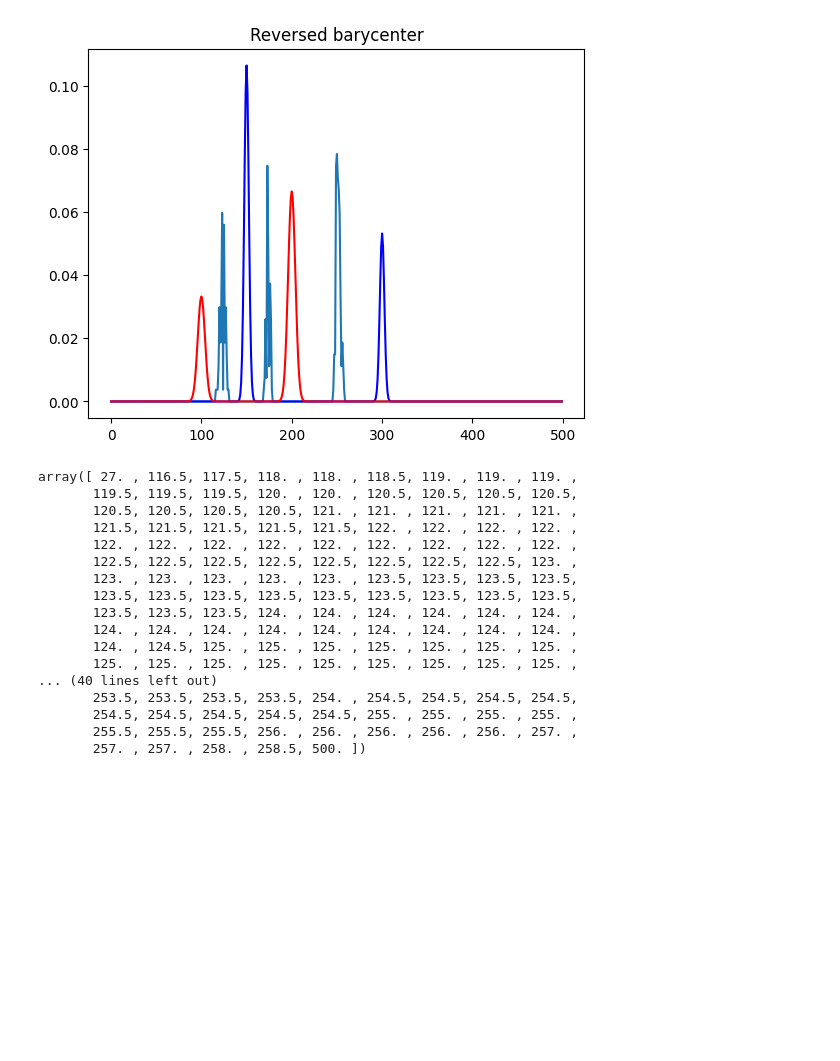
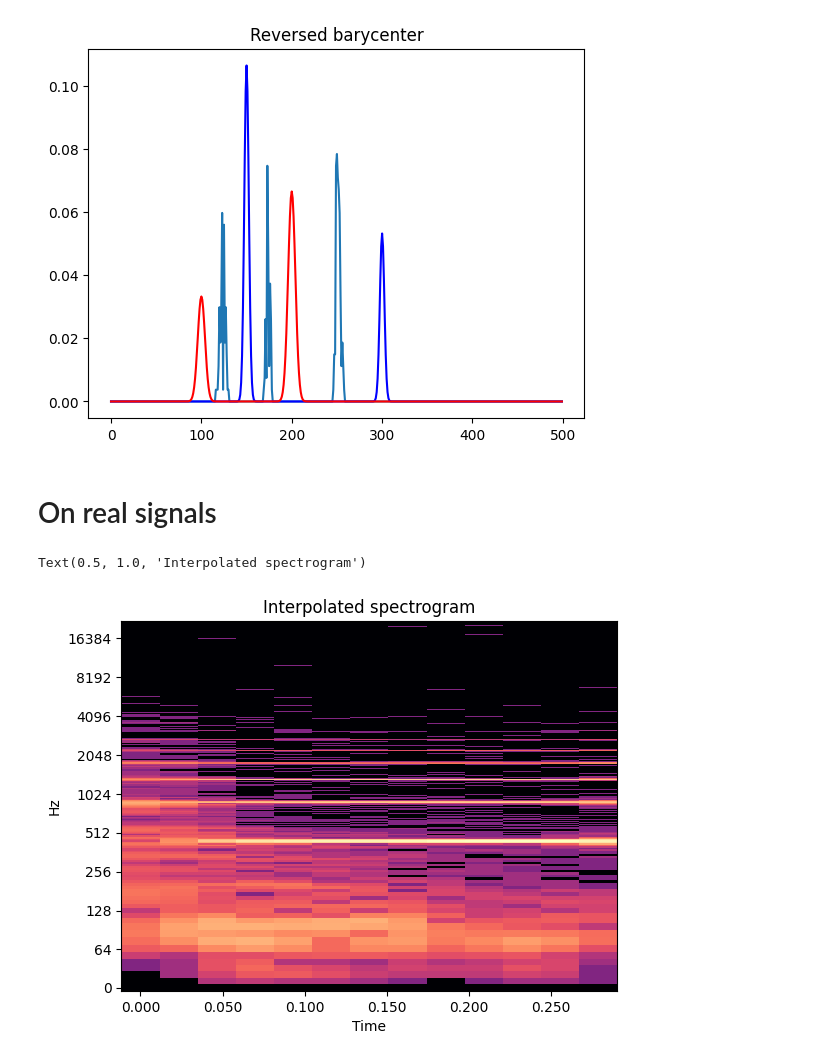
Before and after one commit to zaquastier/audio_1D_transport, a Jupyter notebook: audio_ot_vlab.ipynb, the cells around one changed output. Cells and saved outputs as stored; diff of their text form; code cells hidden in the pictures; blank space fills up the shorter version.

Commit message:
Add working version for audio signals, results are not terrible

```diff
--- a/audio_ot_vlab.ipynb
+++ b/audio_ot_vlab.ipynb
@@ -149,23 +149,5 @@ plt.show()
 (120.5, 8)
 (121.0, 5)
 [figure]
-# %%
-z
-# %% [output]
-array([ 27. , 116.5, 117.5, 118. , 118. , 118.5, 119. , 119. , 119. ,
-       119.5, 119.5, 119.5, 120. , 120. , 120.5, 120.5, 120.5, 120.5,
-       120.5, 120.5, 120.5, 120.5, 121. , 121. , 121. , 121. , 121. ,
-       121.5, 121.5, 121.5, 121.5, 121.5, 122. , 122. , 122. , 122. ,
-       122. , 122. , 122. , 122. , 122. , 122. , 122. , 122. , 122. ,
-       122.5, 122.5, 122.5, 122.5, 122.5, 122.5, 122.5, 122.5, 123. ,
-       123. , 123. , 123. , 123. , 123. , 123.5, 123.5, 123.5, 123.5,
-       123.5, 123.5, 123.5, 123.5, 123.5, 123.5, 123.5, 123.5, 123.5,
-       123.5, 123.5, 123.5, 124. , 124. , 124. , 124. , 124. , 124. ,
-       124. , 124. , 124. , 124. , 124. , 124. , 124. , 124. , 124. ,
-       124. , 124.5, 125. , 125. , 125. , 125. , 125. , 125. , 125. ,
-       125. , 125. , 125. , 125. , 125. , 125. , 125. , 125. , 125. ,
-... (40 lines left out)
-       253.5, 253.5, 253.5, 253.5, 254. , 254.5, 254.5, 254.5, 254.5,
-       254.5, 254.5, 254.5, 254.5, 254.5, 255. , 255. , 255. , 255. ,
-       255.5, 255.5, 255.5, 256. , 256. , 256. , 256. , 256. , 257. ,
-       257. , 257. , 258. , 258.5, 500. ])
+# %% [markdown]
+# On real signals
@@ -171,0 +173,32 @@ array([ 27. , 116.5, 117.5, 118. , 118. , 118.5, 119. , 119. , 119. ,
+# %%
+# Optimal transport
+
+signals = []
+alpha_arr = np.linspace(0, 1, 10)
+for alpha in alpha_arr:
+    interpolated_signal = []
+    for index in range(A_fft.shape[1]):
+
+        A_frame = A_fft[:,index]
+        A_frame = np.abs(A_frame)
+        A_frame = A_frame / np.sum(A_frame)
+        C_frame = C_fft[:,index]
+        C_frame = np.abs(C_frame)
+        C_frame = C_frame / np.sum(C_frame)
+
+        dur = len(A_frame)
+        z_frame = quantile_bary(A_frame, C_frame, alpha=alpha)
+        interpolated_frame = reverse_bary(z_frame)
+        interpolated_signal.append(interpolated_frame)
+
+    signals.append(np.array(interpolated_signal))
+
+signals = np.array(signals)
+# %%
+res = np.array([signal.T for signal in signals])
+fig, ax = plt.subplots()
+img = librosa.display.specshow(librosa.amplitude_to_db(res[0], ref=np.max), y_axis='log', x_axis='time', ax=ax, sr=sr, n_fft=n_fft, hop_length=n_fft//4)
+ax.set_title('Interpolated spectrogram')
+# %% [output]
+Text(0.5, 1.0, 'Interpolated spectrogram')
+[figure, added]
```
Also changed, not shown: parts of 2 cells of this notebook.
